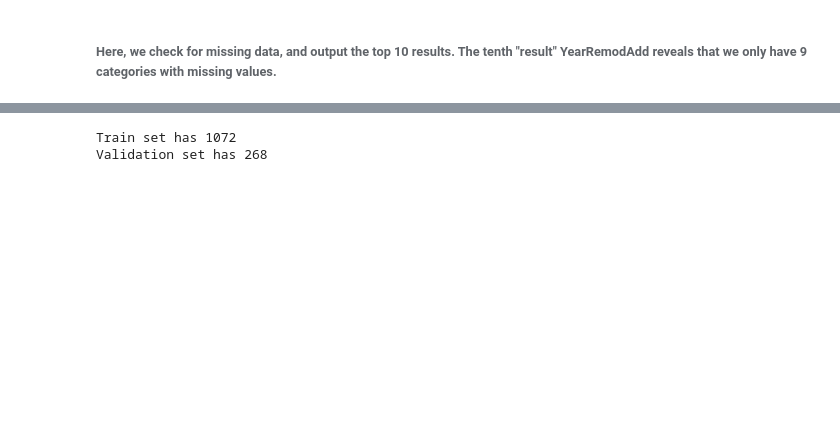
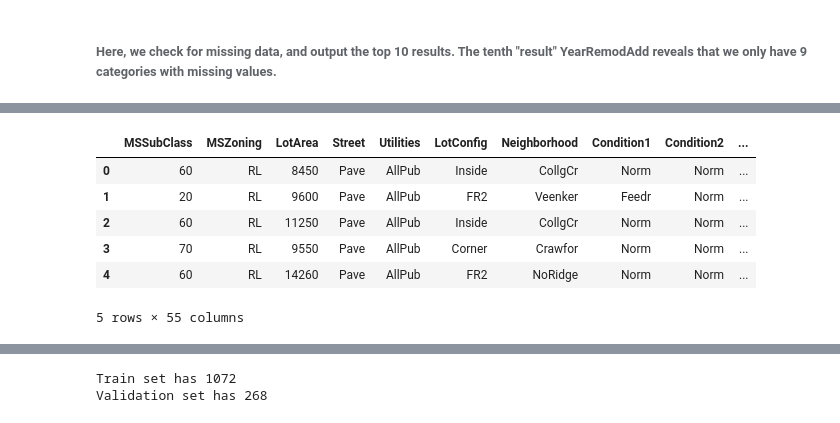
Before and after one commit to muskankapoor/PredictHousingPricesmachineLearning, a Jupyter notebook: WorkInProgress.ipynb, the cells around one changed output, grey strips where cells are left out. Cells and saved outputs as stored; diff of their text form; code cells hidden in the pictures; blank space fills up the shorter version.

```diff
--- a/WorkInProgress.ipynb
+++ b/WorkInProgress.ipynb
@@ -45,5 +47,5 @@ Index(['Id', 'MSSubClass', 'MSZoning', 'LotFrontage', 'LotArea', 'Street',
 # %%
-ames_train_data.drop(['Id', 'OverallQual', 'OverallCond', 'ExterQual', 'ExterCond', 'BsmtCond', 'BsmtExposure', 'BsmtFinType1', 'BsmtFinType2', 'HeatingQC', 'KitchenQual', 'Functional', 'FireplaceQu', 'GarageFinish', 'GarageQual', 'GarageCond', 'PoolQC', 'Fence', 'LotShape', 'LandContour', 'LandSlope'], axis=1, inplace=True)
+ames_train_data.drop(['Id', 'OverallQual', 'OverallCond', 'ExterQual', 'ExterCond', 'BsmtCond', 'BsmtExposure', 'BsmtFinType1', 'BsmtFinType2', 'HeatingQC', 'KitchenQual', 'Functional', 'FireplaceQu', 'GarageFinish', 'GarageQual', 'GarageCond', 'PoolQC', 'Fence', 'LotShape', 'LandContour', 'LandSlope', 'YrSold', 'MoSold'], axis=1, inplace=True)
 # %% [markdown]
 ###### Here, we check for missing data, and output the top 10 results. The tenth "result" YearRemodAdd reveals that we only have 9 categories with missing values.
 # %%
@@ -130,0 +139,10 @@ numerical_categorical = [ ]
+# %%
+ames_train_data.head()
+# %% [output]
+|  | MSSubClass | MSZoning | LotArea | Street | Utilities | LotConfig | Neighborhood | Condition1 | Condition2 | ... |
+| 0 | 60 | RL | 8450 | Pave | AllPub | Inside | CollgCr | Norm | Norm | ... |
+| 1 | 20 | RL | 9600 | Pave | AllPub | FR2 | Veenker | Feedr | Norm | ... |
+| 2 | 60 | RL | 11250 | Pave | AllPub | Inside | CollgCr | Norm | Norm | ... |
+| 3 | 70 | RL | 9550 | Pave | AllPub | Corner | Crawfor | Norm | Norm | ... |
+| 4 | 60 | RL | 14260 | Pave | AllPub | FR2 | NoRidge | Norm | Norm | ... |
+5 rows × 55 columns
```
Also changed, not shown: parts of 39 cells of this notebook, 3 other files.
